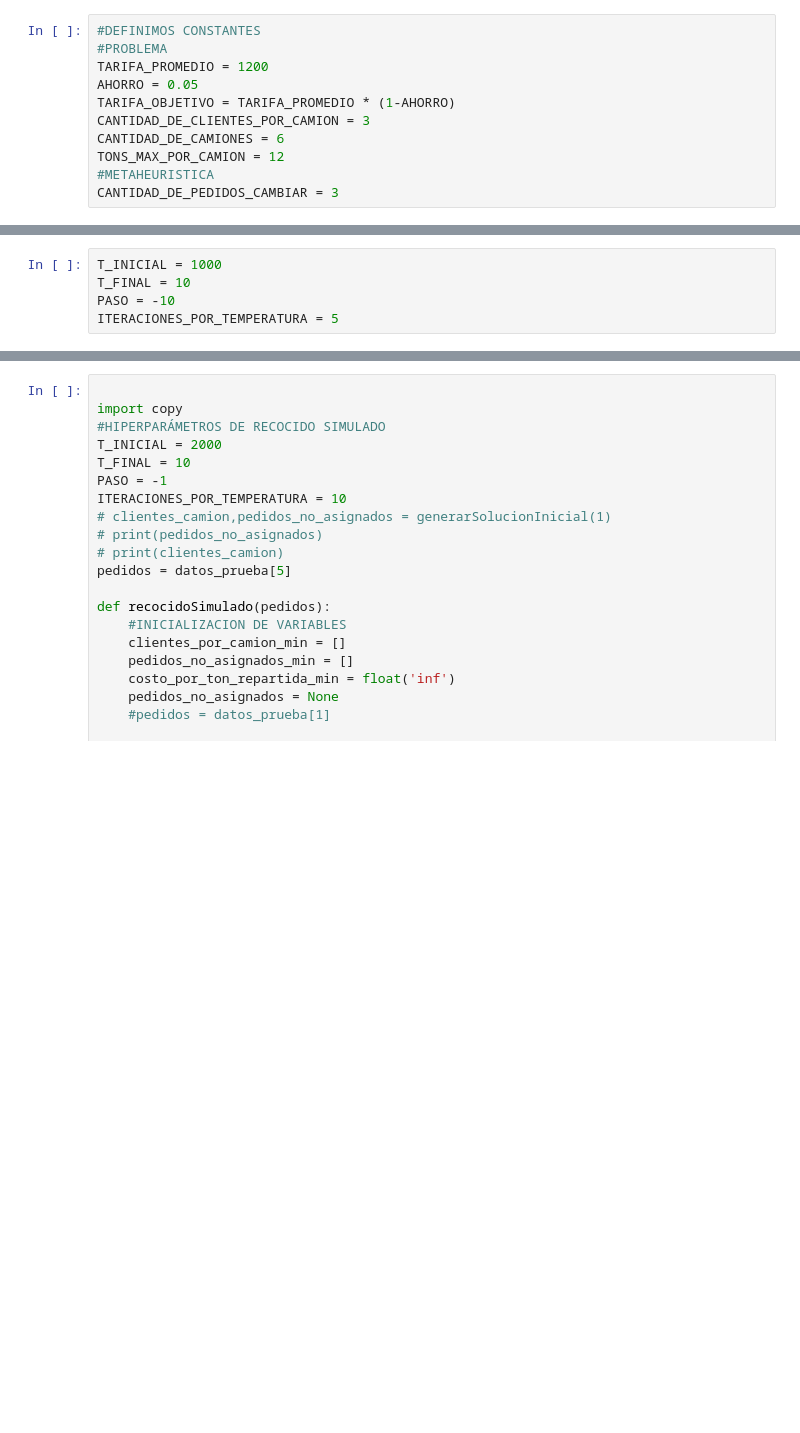
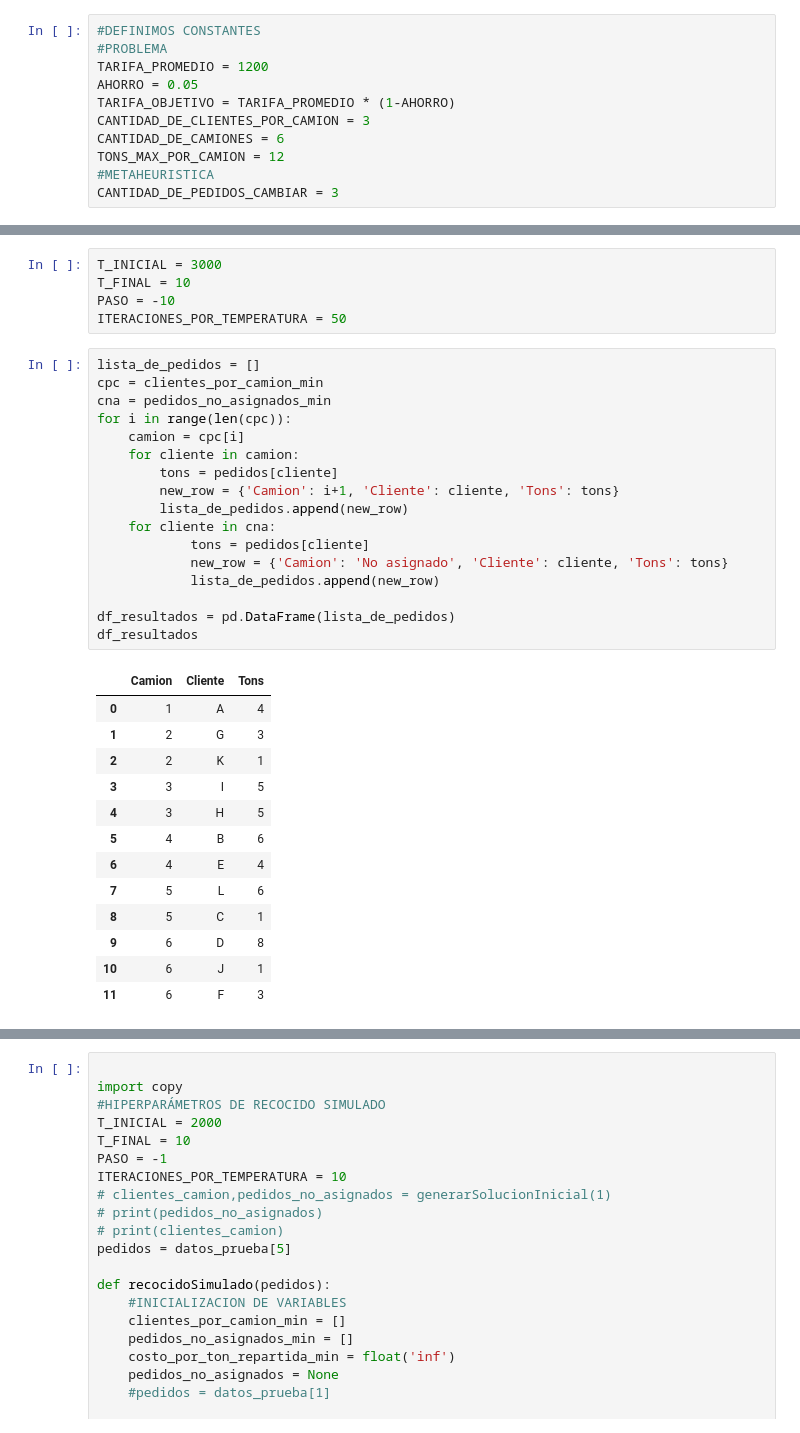
Before and after one commit to rodrigoamor5/TP2_Operativa_III, a Jupyter notebook: Notebooks/VersionFinal.ipynb, the cells around one changed output, grey strips where cells are left out. Cells and saved outputs as stored; diff of their text form; blank space fills up the shorter version.

```diff
--- a/Notebooks/VersionFinal.ipynb
+++ b/Notebooks/VersionFinal.ipynb
@@ -154,5 +452,36 @@ def generarVecino1(clientes_por_camion, pedidos_por_asignar): #Recibe una list d
 # %%
-T_INICIAL = 1000
+T_INICIAL = 3000
 T_FINAL = 10
 PASO = -10
-ITERACIONES_POR_TEMPERATURA = 5
+ITERACIONES_POR_TEMPERATURA = 50
+# %%
+lista_de_pedidos = []
+cpc = clientes_por_camion_min
+cna = pedidos_no_asignados_min
+for i in range(len(cpc)):
+    camion = cpc[i]
+    for cliente in camion:
+        tons = pedidos[cliente]
+        new_row = {'Camion': i+1, 'Cliente': cliente, 'Tons': tons}
+        lista_de_pedidos.append(new_row)
+    for cliente in cna:
+            tons = pedidos[cliente]
+            new_row = {'Camion': 'No asignado', 'Cliente': cliente, 'Tons': tons}
+            lista_de_pedidos.append(new_row)
+
+df_resultados = pd.DataFrame(lista_de_pedidos)
+df_resultados
+# %% [output]
+|  | Camion | Cliente | Tons |
+| 0 | 1 | A | 4 |
+| 1 | 2 | G | 3 |
+| 2 | 2 | K | 1 |
+| 3 | 3 | I | 5 |
+| 4 | 3 | H | 5 |
+| 5 | 4 | B | 6 |
+| 6 | 4 | E | 4 |
+| 7 | 5 | L | 6 |
+| 8 | 5 | C | 1 |
+| 9 | 6 | D | 8 |
+| 10 | 6 | J | 1 |
+| 11 | 6 | F | 3 |
```
Also changed, not shown: parts of 44 cells of this notebook, 16 other files.
